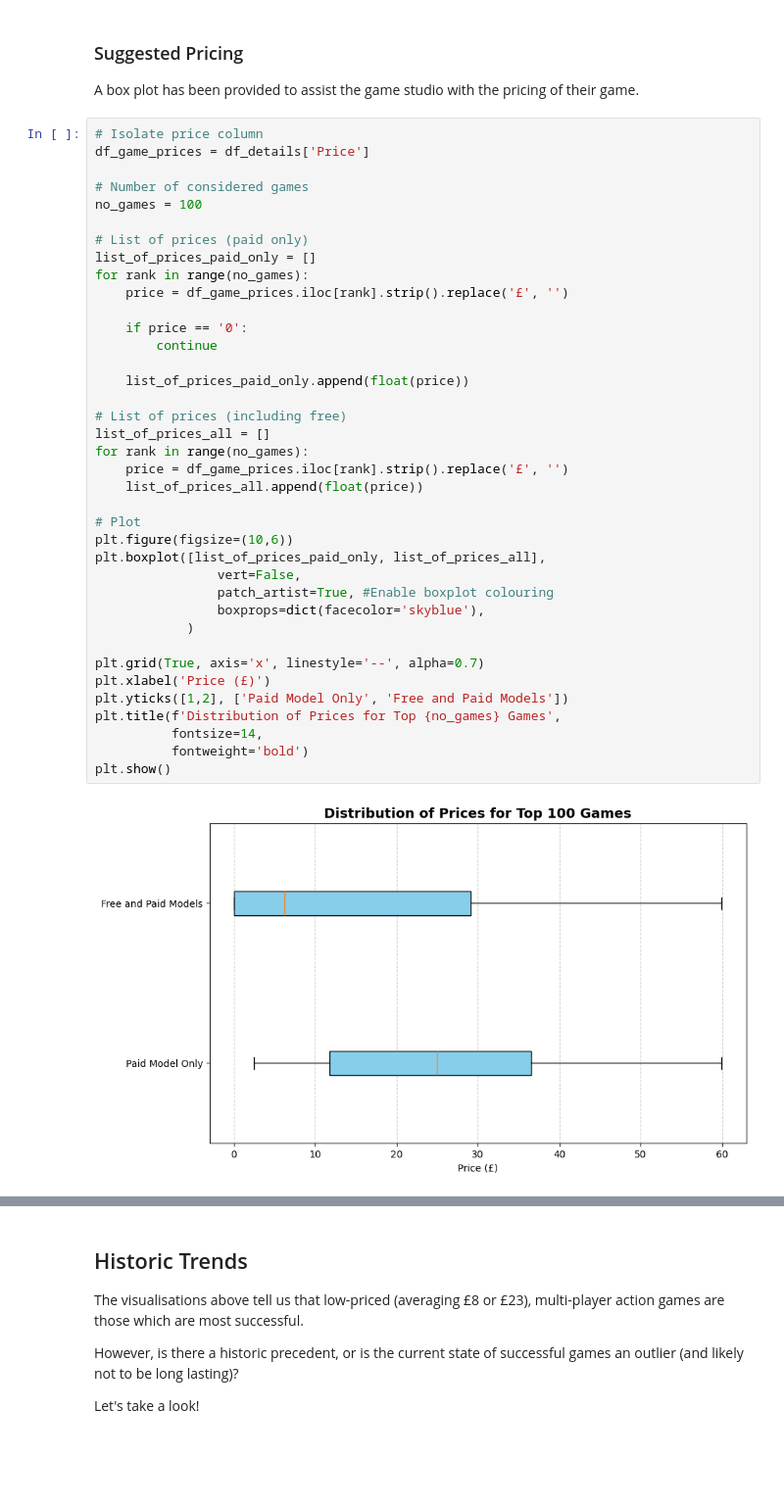
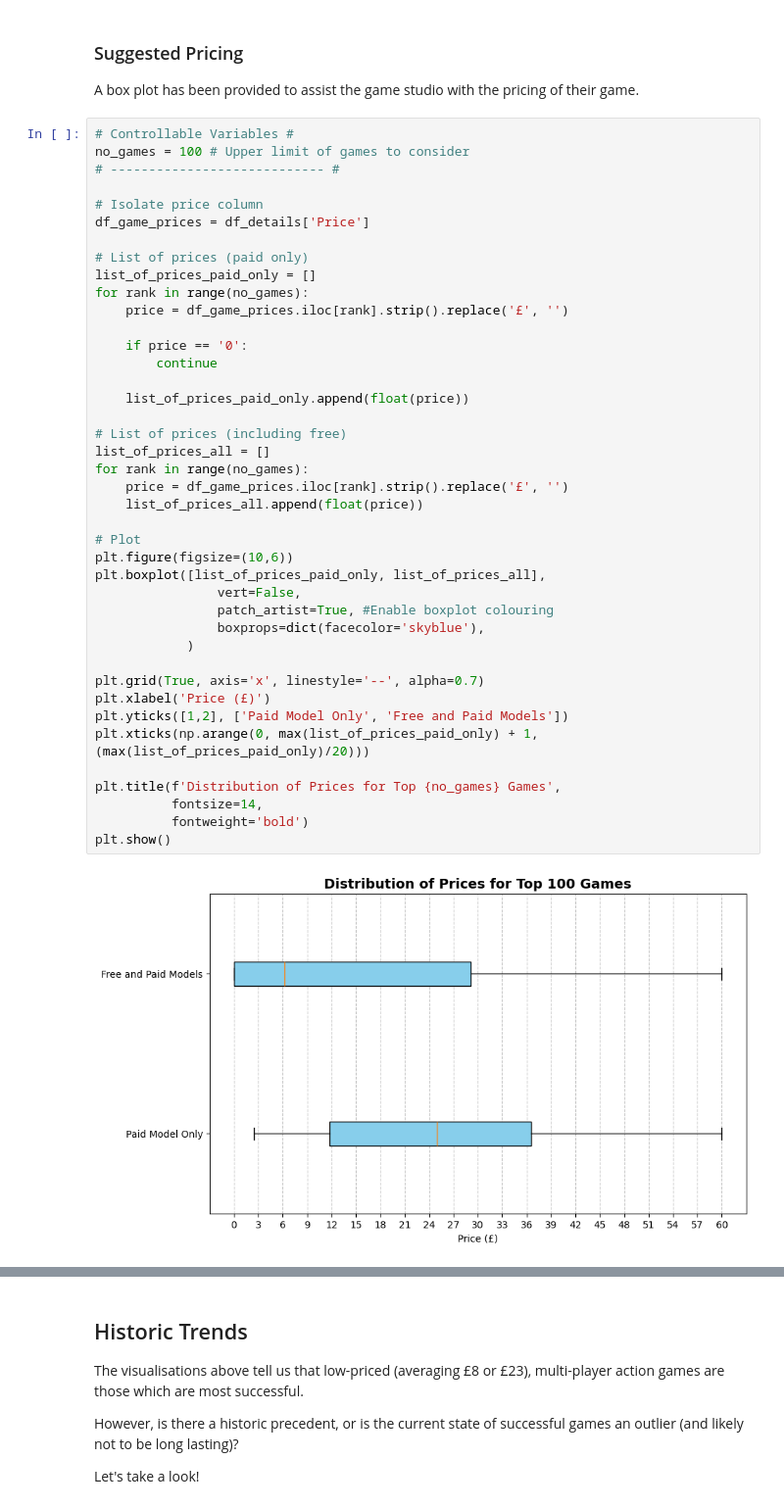
Before and after one commit to DarkMasquerader/Data-Analysis-Project-1, a Jupyter notebook: Python Files/My_Notebook.ipynb, the cells around one changed output, grey strips where cells are left out. Shown at 98% size. Saved outputs shown, nothing was run; the diff lists cells and outputs as text; blank space fills up the shorter version.

```diff
--- a/Python Files/My_Notebook.ipynb
+++ b/Python Files/My_Notebook.ipynb
@@ -276,45 +304,48 @@ At this point in time, there does not appear to be much of a difference when we
 ### Suggested Pricing
 A box plot has been provided to assist the game studio with the pricing of their game.
 # %%
+# Controllable Variables #
+no_games = 100 # Upper limit of games to consider
+# ---------------------------- #
+
 # Isolate price column
 df_game_prices = df_details['Price']
-
-# Number of considered games
-no_games = 100
 
 # List of prices (paid only)
 list_of_prices_paid_only = []
 for rank in range(no_games):
     price = df_game_prices.iloc[rank].strip().replace('£', '')
 
     if price == '0':
         continue
 
     list_of_prices_paid_only.append(float(price))
 
 # List of prices (including free)
 list_of_prices_all = []
 for rank in range(no_games):
     price = df_game_prices.iloc[rank].strip().replace('£', '')
     list_of_prices_all.append(float(price))
 
 # Plot
 plt.figure(figsize=(10,6))
 plt.boxplot([list_of_prices_paid_only, list_of_prices_all],
                 vert=False,
                 patch_artist=True, #Enable boxplot colouring
                 boxprops=dict(facecolor='skyblue'),
             )
 
 plt.grid(True, axis='x', linestyle='--', alpha=0.7)
 plt.xlabel('Price (£)')
 plt.yticks([1,2], ['Paid Model Only', 'Free and Paid Models'])
+plt.xticks(np.arange(0, max(list_of_prices_paid_only) + 1, (max(list_of_prices_paid_only)/20)))
+
 plt.title(f'Distribution of Prices for Top {no_games} Games',
           fontsize=14,
           fontweight='bold')
 plt.show()
 # %% [output]
-[figure, old version]
+[figure, new version]
 # %% [markdown]
 ### Chart Summary
 This chart has generated to aid the game studio in pricing their game, based on the pricing of the top 100 games.
```
Also changed, not shown: parts of 22 cells of this notebook.
